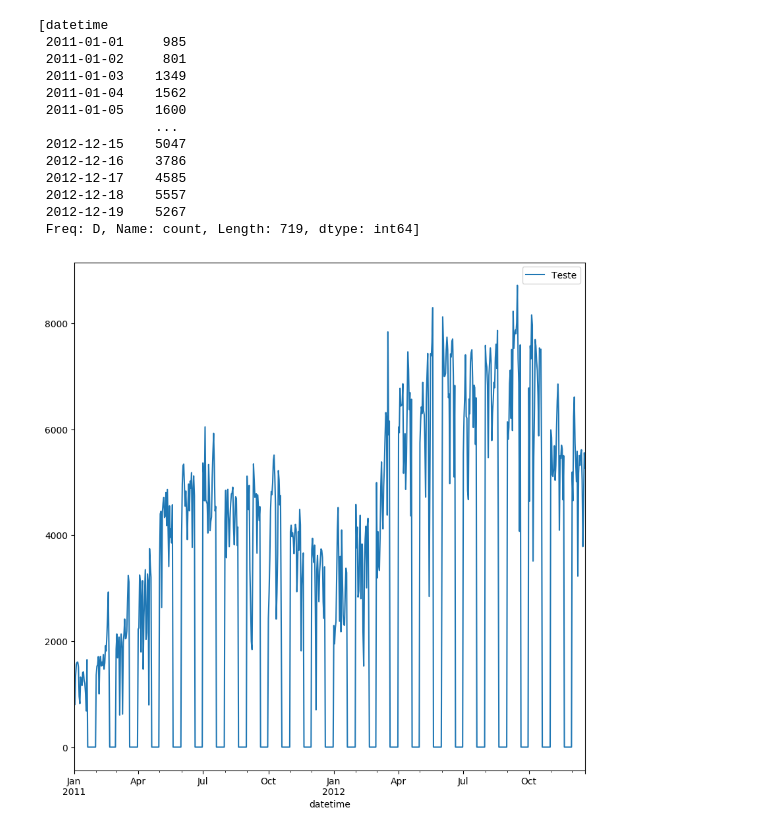
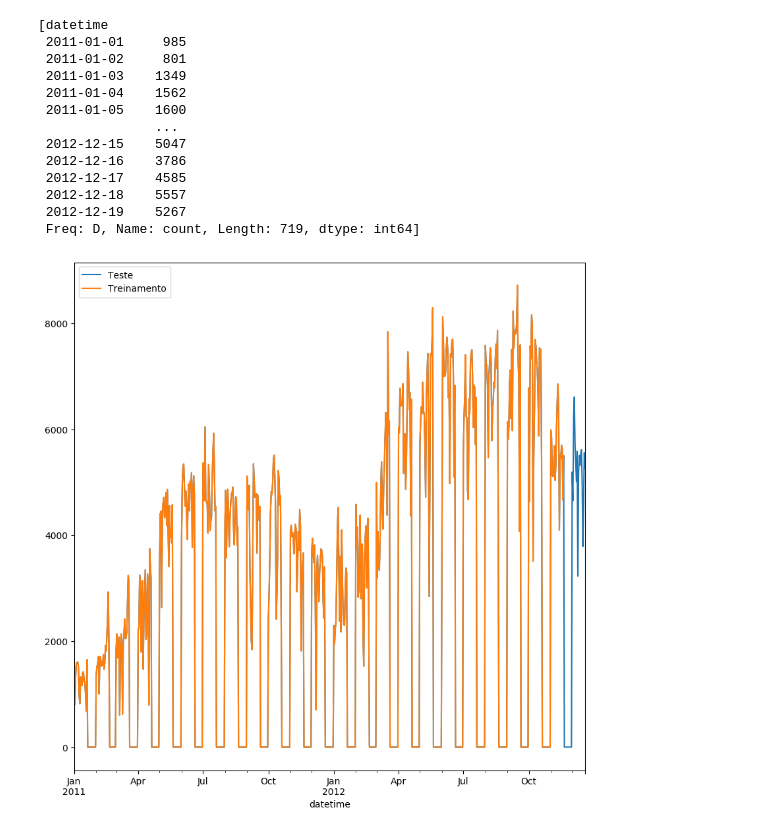
Before and after one commit to Joao-Inacio/Machine_Learning_com_AWS_SageMaker, a Jupyter notebook: Serie_Temporal/bikes_deepar.ipynb, the cells around one changed output. Cells and saved outputs as stored; diff of their text form; code cells hidden in the pictures.

Commit message:
Criando os arquivo de treinamento e teste

```diff
--- a/Serie_Temporal/bikes_deepar.ipynb
+++ b/Serie_Temporal/bikes_deepar.ipynb
@@ -155,8 +156,8 @@ serie_temporal_teste
 # %%
 plt.figure(figsize=(10,10))
 serie_temporal_teste[0].plot(label="Teste")
-serie_temporal_treinamento[0].
+serie_temporal_treinamento[0].plot(label="Treinamento")
 plt.legend()
 plt.show()
 # %% [output]
-[figure, old version]
+[figure, new version]
```
Also changed, not shown: parts of 8 cells of this notebook.
